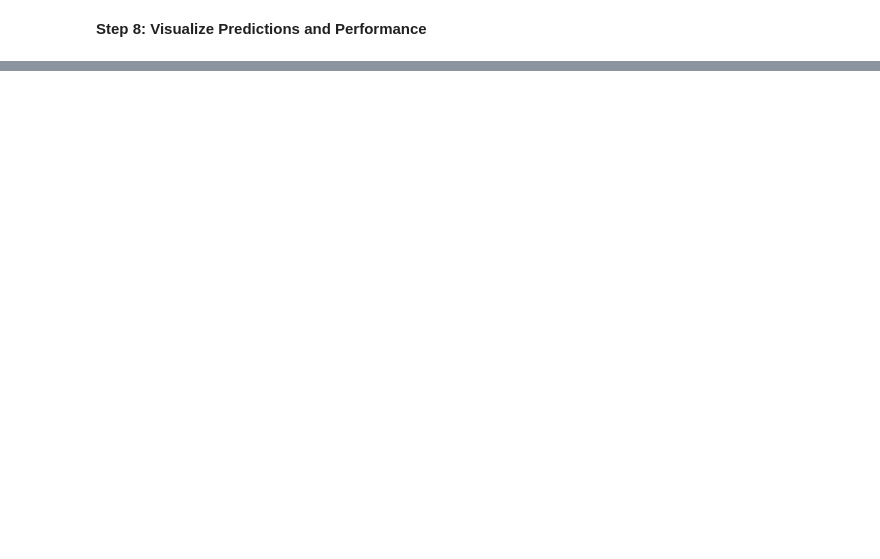
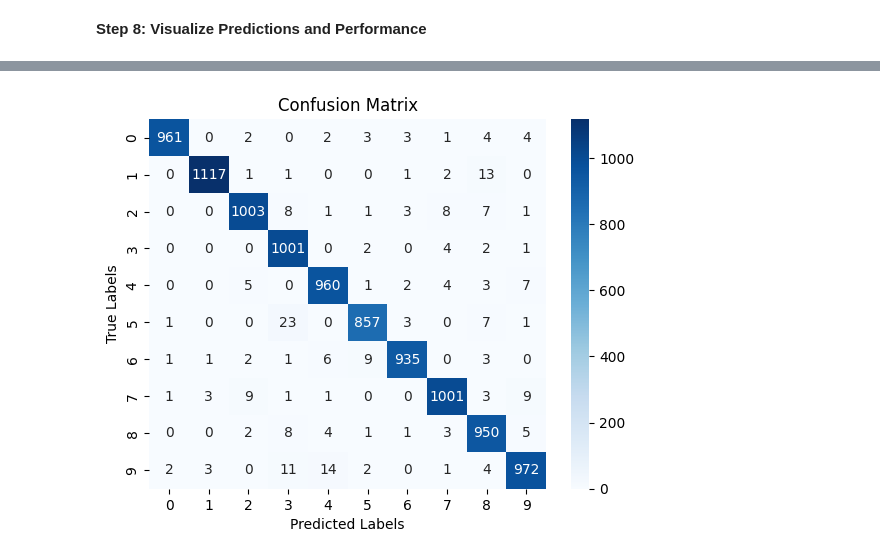
Before and after one commit to dntwaritag/Tensorflow-Participation-Assignment, a Jupyter notebook: Tensorflow_Participation_Assignment.ipynb, the cells around one changed output, grey strips where cells are left out. Cells and saved outputs as stored; diff of their text form; code cells hidden in the pictures; blank space fills up the shorter version.

```diff
--- a/Tensorflow_Participation_Assignment.ipynb
+++ b/Tensorflow_Participation_Assignment.ipynb
@@ -134,3 +134,6 @@ WARNING:absl:You are saving your model as an HDF5 file via `model.save()` or `ke
 Model saved at mnist_model.h5.
 # %% [markdown]
 **Step 7: Load the Model and Make Predictions**
+# %%
+loaded_model = tf.keras.models.load_model(model_save_path)
+predictions = loaded_model.predict(X_test)
@@ -136,0 +143,4 @@ Model saved at mnist_model.h5.
+# %%
+# Convert predictions and actual labels back to class indices
+predicted_classes = np.argmax(predictions, axis=1)
+actual_classes = np.argmax(Y_test, axis=1)
@@ -178,0 +179,10 @@ Model: "sequential_3"
+# %%
+# Display a confusion matrix
+conf_matrix = confusion_matrix(actual_classes, predicted_classes)
+sns.heatmap(conf_matrix, annot=True, fmt='d', cmap='Blues', xticklabels=range(10), yticklabels=range(10))
+plt.xlabel('Predicted Labels')
+plt.ylabel('True Labels')
+plt.title('Confusion Matrix')
+plt.show()
+# %% [output]
+[figure, added]
```
Also changed, not shown: parts of 15 cells of this notebook.
